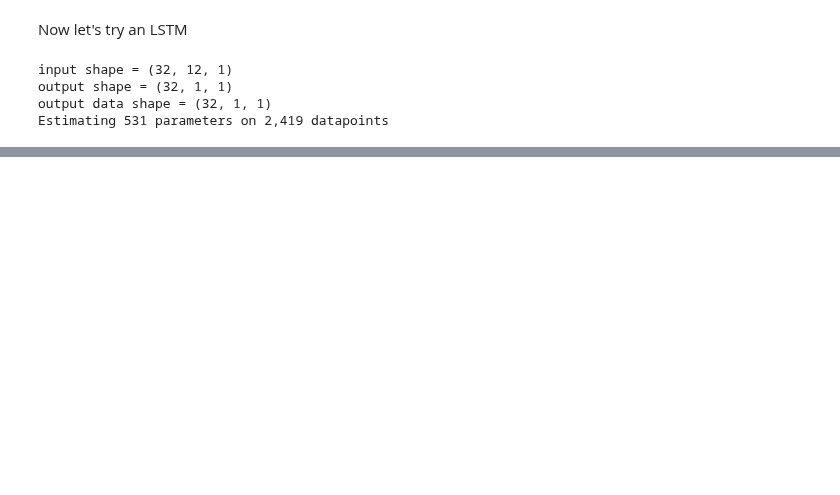
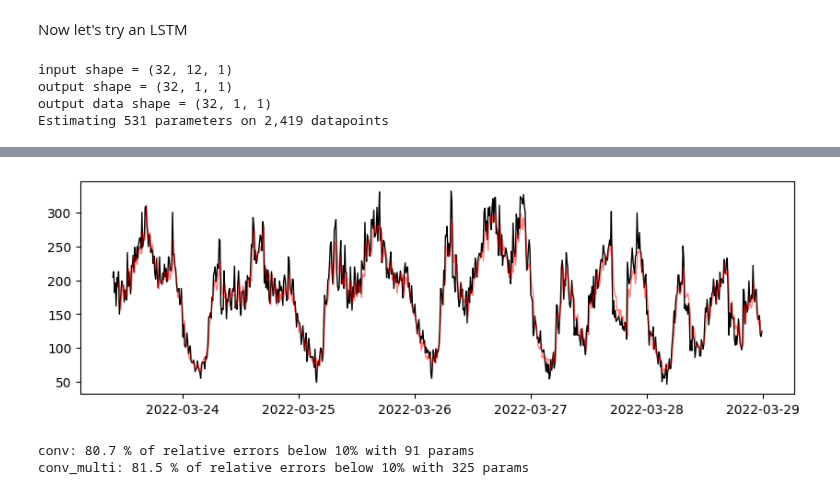
Before and after one commit to robetatis/study_notes_ml, a Jupyter notebook: demand.ipynb, the cells around one changed output, grey strips where cells are left out. Drawn from its saved outputs; the diff is of its cells as text; code cells hidden in the pictures; blank space fills up the shorter version.

```diff
--- a/demand.ipynb
+++ b/demand.ipynb
@@ -306,0 +328,2 @@ print(f'Estimating {conv.count_params():,} parameters on {w_conv.train_df.shape[
+# %%
+ypred_conv_multi = make_ypred(conv_multi, w_conv_multi, datasets['train_mean']['n_events_total'], datasets['train_sd']['n_events_total'])
@@ -306,0 +332,21 @@ print(f'Estimating {conv.count_params():,} parameters on {w_conv.train_df.shape[
+# %%
+fig, ax = plt.subplots(figsize=(10, 3))
+ax.plot(datasets['test_timestamps'], datasets['test_df_original']['n_events_total'], linewidth=1, color='black', label='y_test')
+ax.plot(datasets['test_timestamps'], ypred_conv_multi, linewidth=1, color='red', alpha=0.5, label=f'conv1d')
+plt.show()
+# %% [output]
+[figure, added]
+# %%
+ypred['conv_multi'] = ypred_conv_multi
+
+for model in ypred.keys():
+    err_rel[model] = 100. * (ypred[model] - datasets['test_df_original']['n_events_total'])/datasets['test_df_original']['n_events_total']
+    err_abs[model] = ypred[model] - datasets['test_df_original']['n_events_total']
+
+perc_rel_errors_below_10['conv_multi'] = 100.*err_rel['conv_multi'][err_rel['conv_multi'] <= 10].size/err_rel['conv_multi'].size
+
+for model in perc_rel_errors_below_10.keys():
+    print(f'{model}: {perc_rel_errors_below_10[model]:.1f} % of relative errors below 10% with {globals()[model].count_params()} params')
+# %% [output]
+conv: 80.7 % of relative errors below 10% with 91 params
+conv_multi: 81.5 % of relative errors below 10% with 325 params
```
Also changed, not shown: parts of 20 cells of this notebook, 2 other files.
